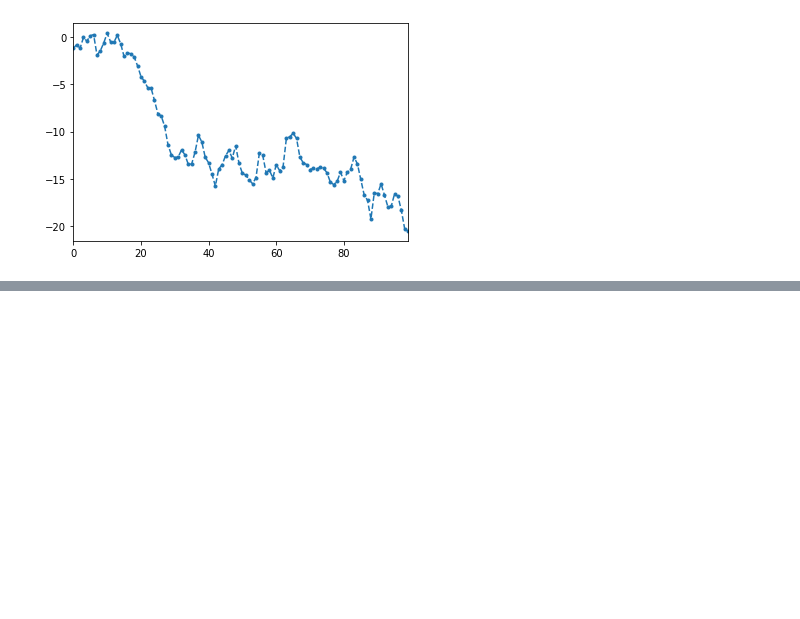
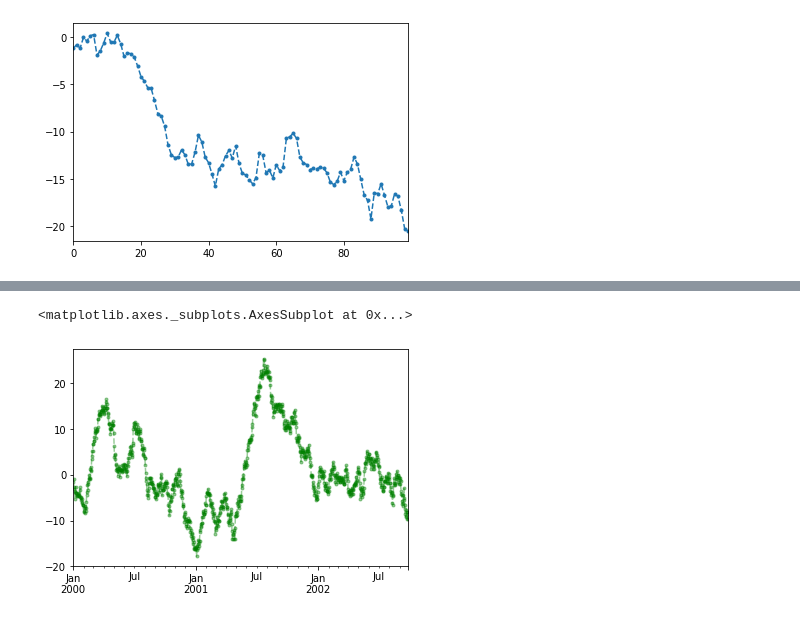
Before and after one commit to macnversion/python3, a Jupyter notebook: python3_books/pandas学习/matplotlib_exercise.ipynb, the cells around one changed output, grey strips where cells are left out. Cells and saved outputs as stored; diff of their text form; code cells hidden in the pictures; blank space fills up the shorter version.

```diff
--- a/python3_books/pandas学习/matplotlib_exercise.ipynb
+++ b/python3_books/pandas学习/matplotlib_exercise.ipynb
@@ -113,0 +122,10 @@ s.plot(linestyle='--', marker='.')
+# %%
+ts = pd.Series(np.random.randn(1000), index = pd.date_range('1/1/2000', periods=1000))
+ts = ts.cumsum()
+ts.plot(kind='line',
+       style='--g.',
+       label='hehe',
+       alpha=0.4)
+# %% [output]
+<matplotlib.axes._subplots.AxesSubplot at 0x...>
+[figure, added]
```
Also changed, not shown: parts of 1 cell of this notebook.
